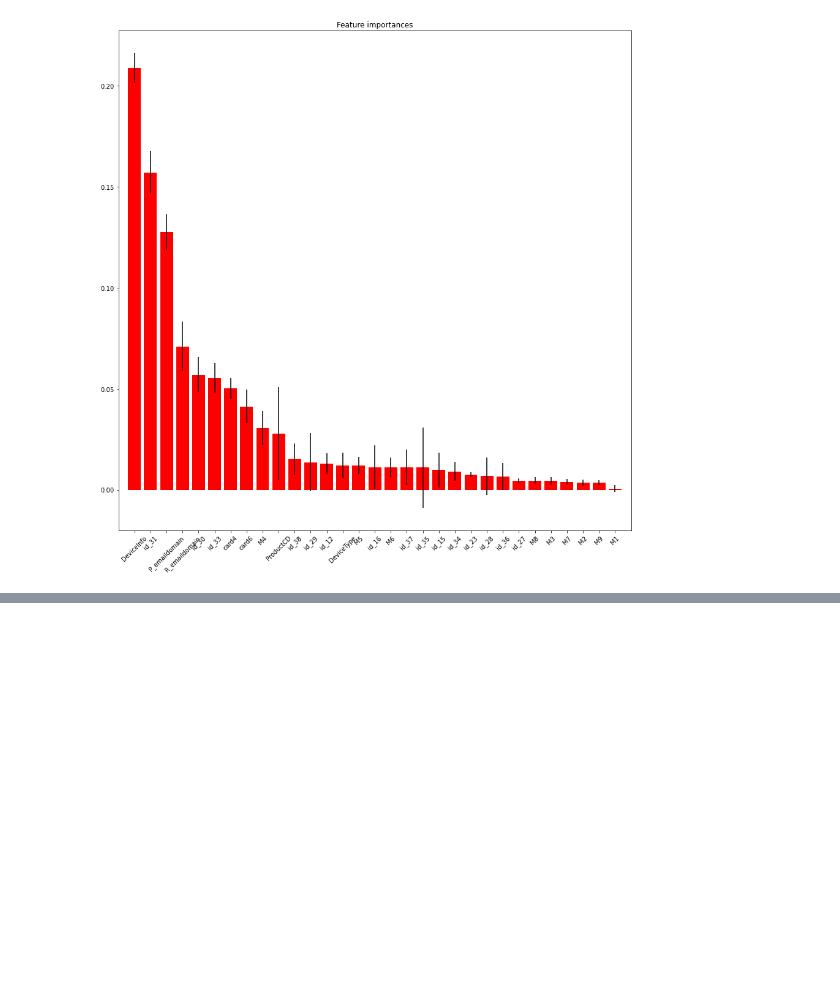
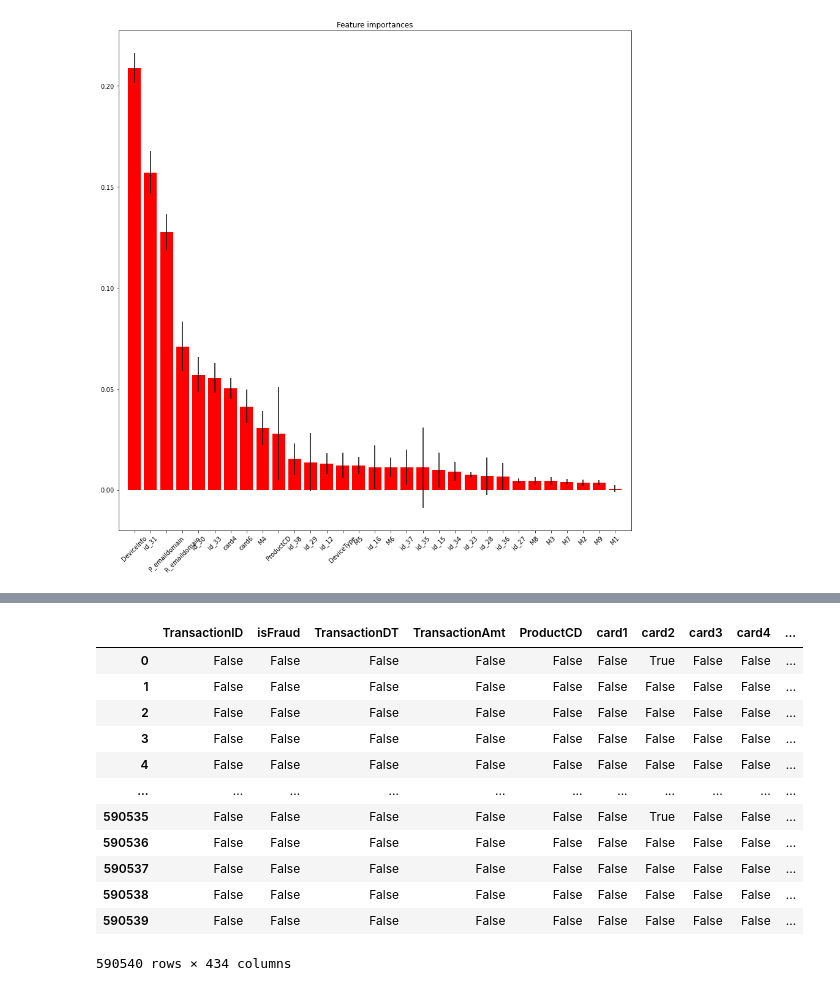
Before and after one commit to 592k/Mini_project-modeling, a Jupyter notebook: feature_importance(6:13).ipynb, the cells around one changed output, grey strips where cells are left out. Saved outputs shown, nothing was run; the diff lists cells and outputs as text; code cells hidden in the pictures; blank space fills up the shorter version.

```diff
--- a/feature_importance(6:13).ipynb
+++ b/feature_importance(6:13).ipynb
@@ -127,8 +35,5 @@ train_t.isnull().sum().hist()
 # %%
 from sklearn.preprocessing import LabelEncoder
-# %%
-train_m.fillna(-999, inplace=True)
-test_m.fillna(-999, inplace=True)
 # %%
 X = train_m.drop(columns=['isFraud','TransactionID'])
 y = train_m.isFraud
@@ -226,0 +206,16 @@ Feature ranking:
+# %%
+train_m.isnull()
+# %% [output]
+|  | TransactionID | isFraud | TransactionDT | TransactionAmt | ProductCD | card1 | card2 | card3 | card4 | ... |
+| 0 | False | False | False | False | False | False | True | False | False | ... |
+| 1 | False | False | False | False | False | False | False | False | False | ... |
+| 2 | False | False | False | False | False | False | False | False | False | ... |
+| 3 | False | False | False | False | False | False | False | False | False | ... |
+| 4 | False | False | False | False | False | False | False | False | False | ... |
+| ... | ... | ... | ... | ... | ... | ... | ... | ... | ... | ... |
+| 590535 | False | False | False | False | False | False | True | False | False | ... |
+| 590536 | False | False | False | False | False | False | False | False | False | ... |
+| 590537 | False | False | False | False | False | False | False | False | False | ... |
+| 590538 | False | False | False | False | False | False | False | False | False | ... |
+| 590539 | False | False | False | False | False | False | False | False | False | ... |
+590540 rows × 434 columns
```
Also changed, not shown: parts of 17 cells of this notebook.
